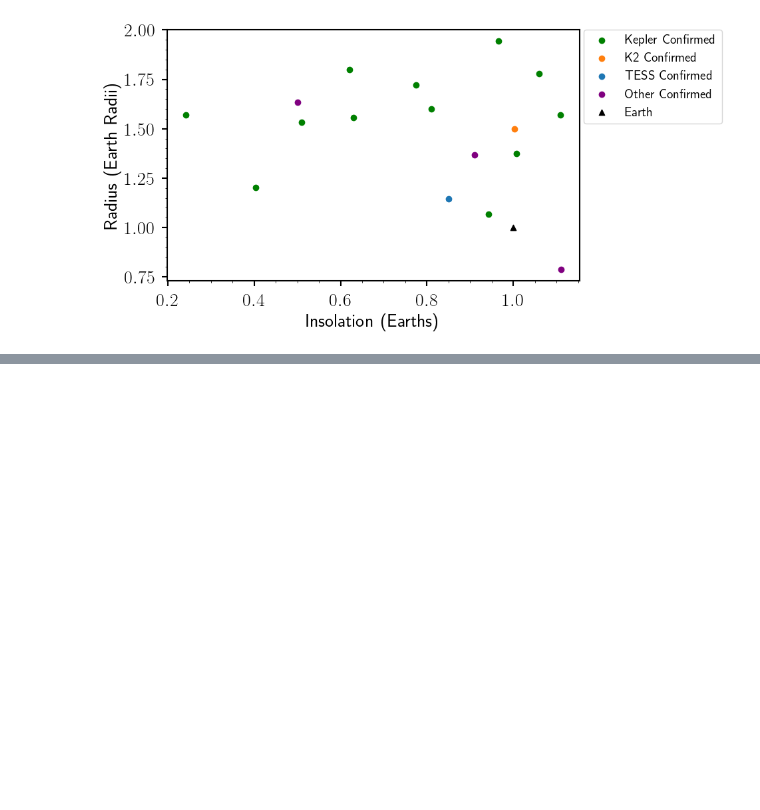
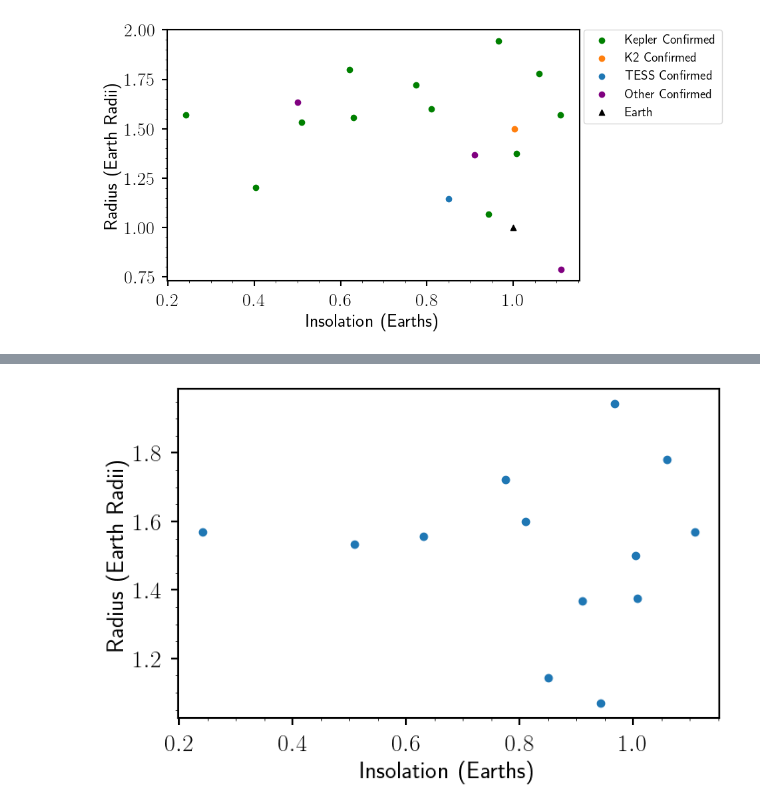
Before and after one commit to lupitatovar/Cool-Worlds, a Jupyter notebook: notebooks/Target List.ipynb, the cells around one changed output, grey strips where cells are left out. Drawn from its saved outputs; the diff is of its cells as text; code cells hidden in the pictures; blank space fills up the shorter version.

```diff
--- a/notebooks/Target List.ipynb
+++ b/notebooks/Target List.ipynb
@@ -67,0 +174,10 @@ plt.legend(bbox_to_anchor=(1.01, 1), loc='upper left', borderaxespad=0.,fontsize
+# %%
+plt.scatter(comparison['Insolation'].values,comparison['Radius'].values)
+#plt.scatter(comparison['Insolation'].values,comparison['rade_est'].values)
+plt.xlabel('Insolation (Earths)')
+plt.ylabel('Radius (Earth Radii)')
+plt.tick_params(direction='out',width=1.5,length=6,pad=7)
+plt.minorticks_on()
+#plt.legend(bbox_to_anchor=(1.01, 1), loc='upper left', borderaxespad=0.,fontsize=14)
+# %% [output]
+[figure, added]
```
Also changed, not shown: parts of 17 cells of this notebook, 2 other files.
